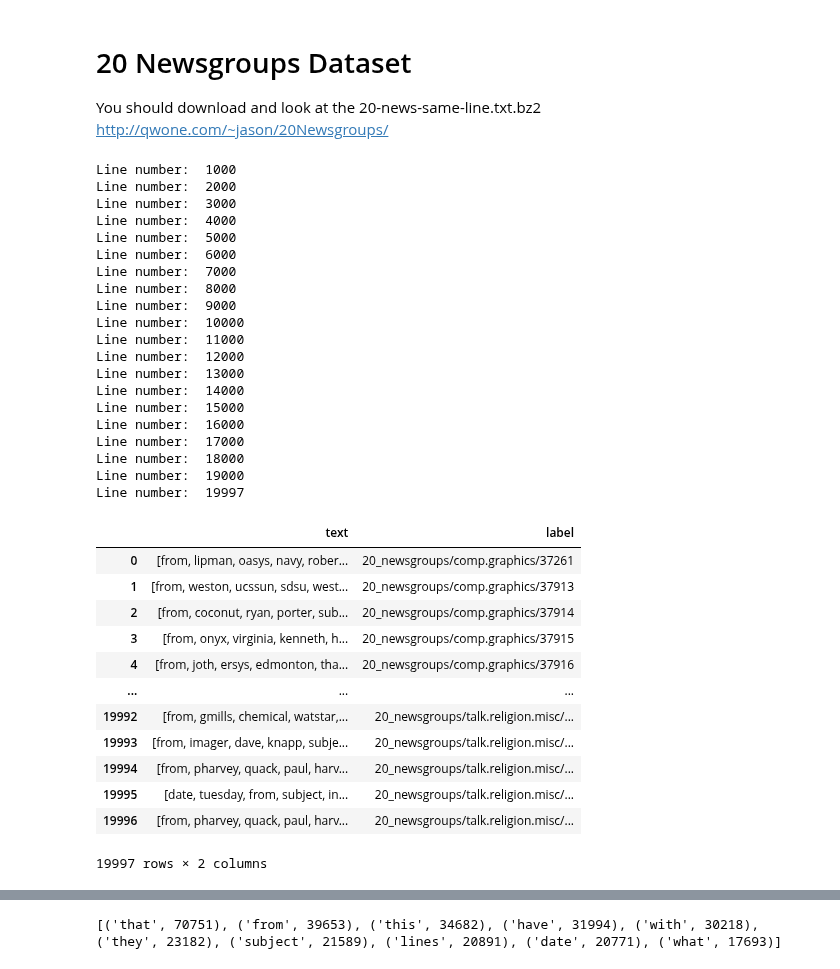
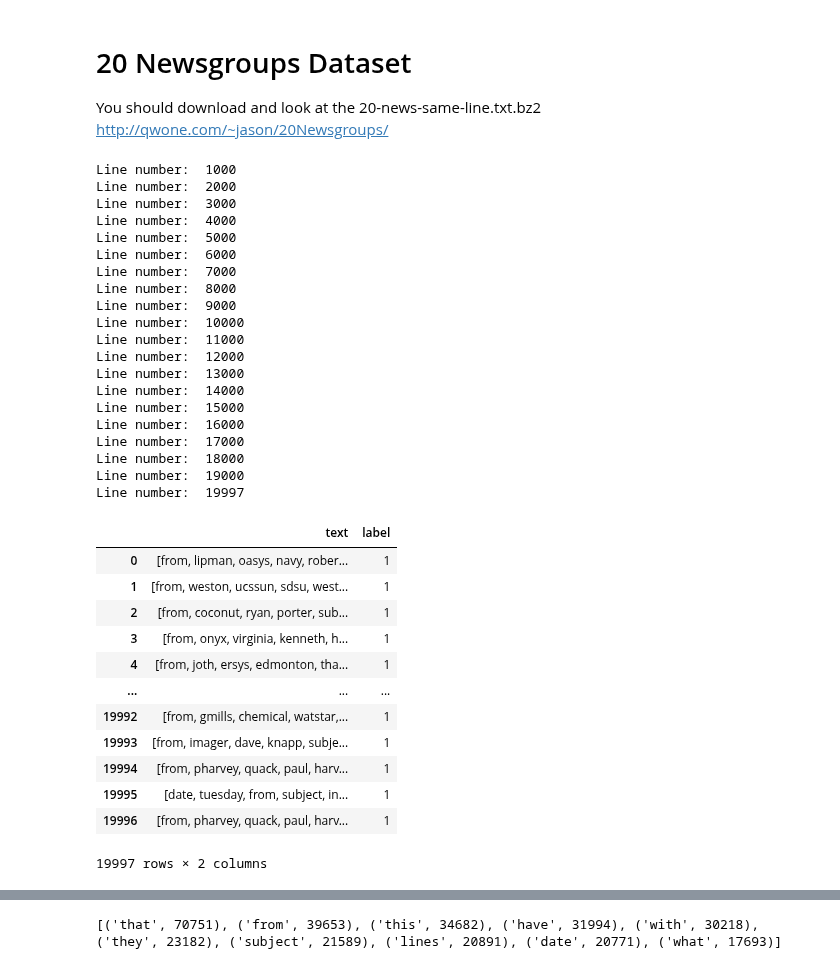
Before and after one commit to kiat/Elements-of-Data-Analytics, a Jupyter notebook: Code-Example-032-Text-LSI.ipynb, the cells around one changed output, grey strips where cells are left out. Drawn from its saved outputs; the diff is of its cells as text; code cells hidden in the pictures.

```diff
--- a/Code-Example-032-Text-LSI.ipynb
+++ b/Code-Example-032-Text-LSI.ipynb
@@ -26,68 +26,67 @@ from nltk.tokenize import RegexpTokenizer
 You should download and look at the 20-news-same-line.txt.bz2
 http://qwone.com/~jason/20Newsgroups/
 # %%
+# Download the file from here
+# https://github.com/kiat/Elements-of-Data-Analytics/blob/main/datasets/Court-Wiki-Dataset.txt.bz2
 file = bz2.open("./datasets/20-news-same-line.txt.bz2", "r")
 
-
-
-data = pd.DataFrame(columns=['text','label'])
+mlist = []
 
 count = 0
 for line in file:
     count +=1
-
     line = (lambda x : (x[x.index('id="') + 4 : x.index('" url=')], x[x.index('">') + 2:][:-6]))(str(line))
     text = np.array(regex.sub(" ", line[1]).lower().split())
 
     text = [x for x in text if len(x) > 3] # drop all word with less than 3
 
-    data = data.append({'text' : text, 'label' : line[0]}, ignore_index = True)
+    mlist.append({'text' : text, 'label' : (lambda x: 0 if 'AU' in x else 1 )(line[0])})
+
 
     if(count%1000==0):
         print("Line number: " , count)
     # 20 news group dataset has 19997 documents
     # We read only 5000 documents of them.
-#     if(count==5000):
-#         break
 
 
 # text_list
 print("Line number: " , count)
 
+data = pd.DataFrame.from_dict(mlist)
 data
 # %% [output]
 Line number:  1000
 Line number:  2000
 Line number:  3000
 Line number:  4000
 Line number:  5000
 Line number:  6000
 Line number:  7000
 Line number:  8000
 Line number:  9000
 Line number:  10000
 Line number:  11000
 Line number:  12000
 Line number:  13000
 Line number:  14000
 Line number:  15000
 Line number:  16000
 Line number:  17000
 Line number:  18000
 Line number:  19000
 Line number:  19997
 |  | text | label |
-| 0 | [from, lipman, oasys, navy, rober... | 20_newsgroups/comp.graphics/37261 |
-| 1 | [from, weston, ucssun, sdsu, west... | 20_newsgroups/comp.graphics/37913 |
-| 2 | [from, coconut, ryan, porter, sub... | 20_newsgroups/comp.graphics/37914 |
-| 3 | [from, onyx, virginia, kenneth, h... | 20_newsgroups/comp.graphics/37915 |
-| 4 | [from, joth, ersys, edmonton, tha... | 20_newsgroups/comp.graphics/37916 |
+| 0 | [from, lipman, oasys, navy, rober... | 1 |
+| 1 | [from, weston, ucssun, sdsu, west... | 1 |
+| 2 | [from, coconut, ryan, porter, sub... | 1 |
+| 3 | [from, onyx, virginia, kenneth, h... | 1 |
+| 4 | [from, joth, ersys, edmonton, tha... | 1 |
 | ... | ... | ... |
-| 19992 | [from, gmills, chemical, watstar,... | 20_newsgroups/talk.religion.misc/... |
-| 19993 | [from, imager, dave, knapp, subje... | 20_newsgroups/talk.religion.misc/... |
-| 19994 | [from, pharvey, quack, paul, harv... | 20_newsgroups/talk.religion.misc/... |
-| 19995 | [date, tuesday, from, subject, in... | 20_newsgroups/talk.religion.misc/... |
-| 19996 | [from, pharvey, quack, paul, harv... | 20_newsgroups/talk.religion.misc/... |
+| 19992 | [from, gmills, chemical, watstar,... | 1 |
+| 19993 | [from, imager, dave, knapp, subje... | 1 |
+| 19994 | [from, pharvey, quack, paul, harv... | 1 |
+| 19995 | [date, tuesday, from, subject, in... | 1 |
+| 19996 | [from, pharvey, quack, paul, harv... | 1 |
 19997 rows × 2 columns
 # %%
 data['label'] = data['label'].apply(lambda x: (str(x).replace( "20_newsgroups/" , "")).split("/", 1)[0] )
```
Also changed, not shown: parts of 5 cells of this notebook.
